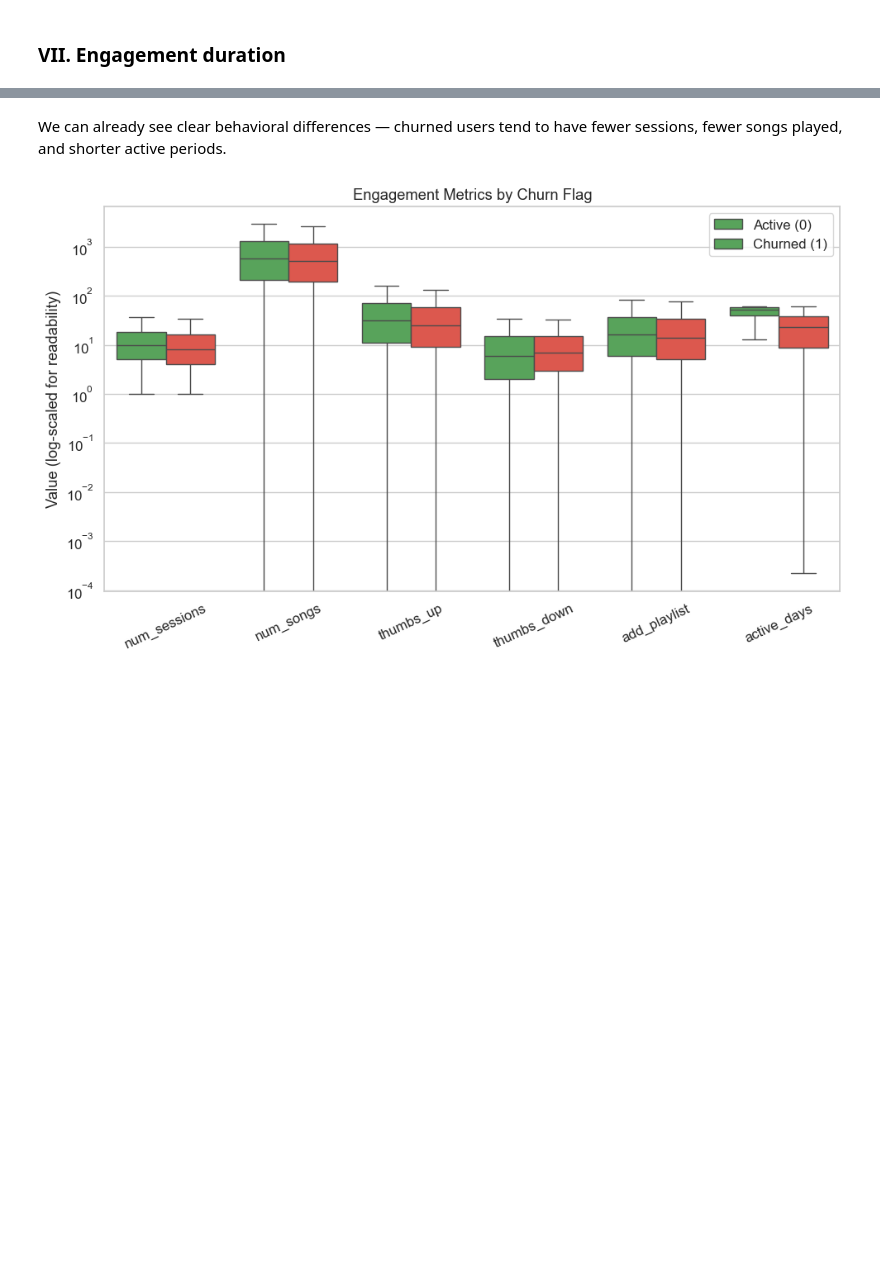
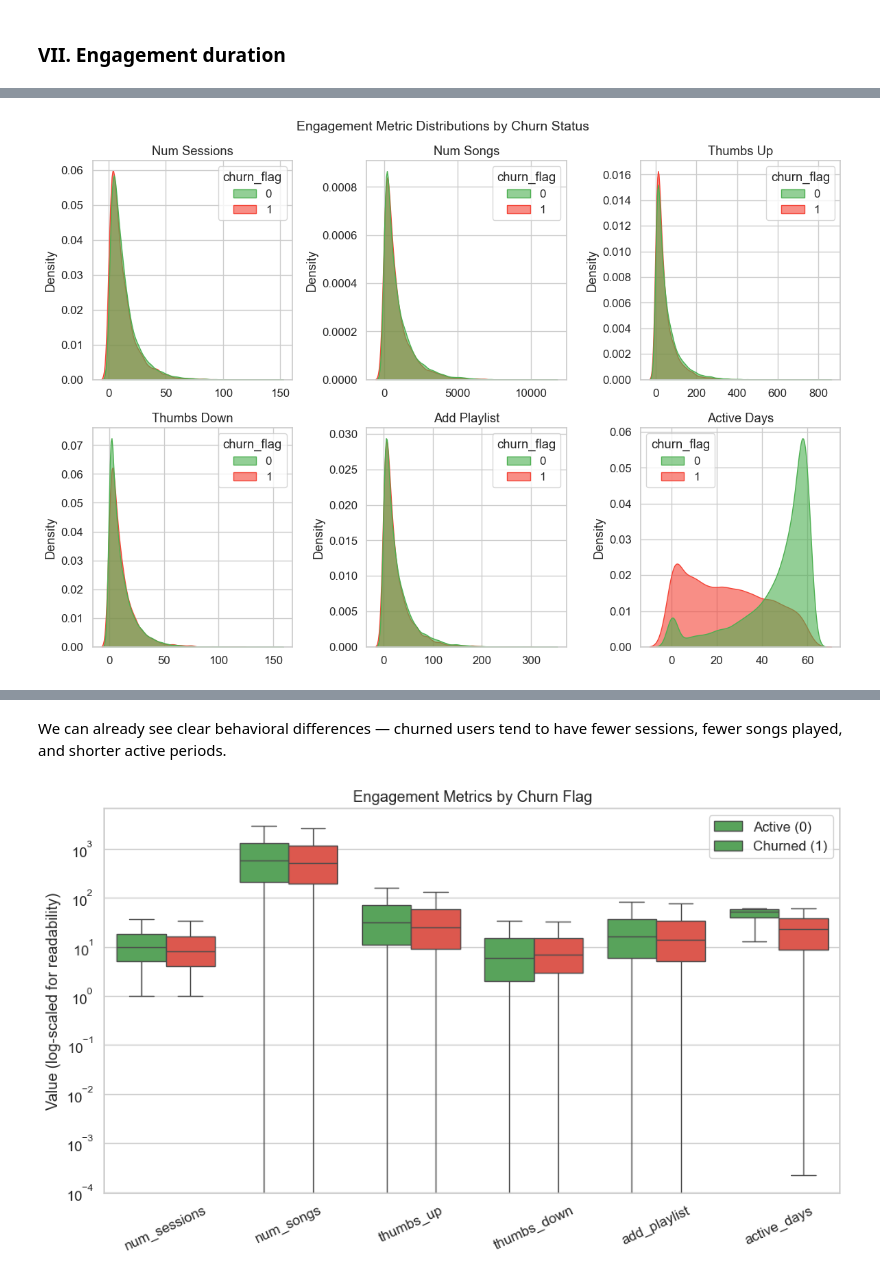
Before and after one commit to ZlataSparrow/Churn_Risk_Classification, a Jupyter notebook: notebook/02_EDA.ipynb, the cells around one changed output, grey strips where cells are left out. Saved outputs shown, nothing was run; the diff lists cells and outputs as text; code cells hidden in the pictures; blank space fills up the shorter version.

```diff
--- a/notebook/02_EDA.ipynb
+++ b/notebook/02_EDA.ipynb
@@ -825,0 +825,19 @@ summary_stats
+# %%
+data.createOrReplaceTempView("user_data")
+
+engagement_df = spark.sql("""
+    SELECT
+        userId,
+        churn_flag,
+        COUNT(DISTINCT sessionId) AS num_sessions,
+        SUM(CASE WHEN page = 'NextSong' THEN 1 ELSE 0 END) AS num_songs,
+        SUM(CASE WHEN page = 'Thumbs Up' THEN 1 ELSE 0 END) AS thumbs_up,
+        SUM(CASE WHEN page = 'Thumbs Down' THEN 1 ELSE 0 END) AS thumbs_down,
+        SUM(CASE WHEN page = 'Add to Playlist' THEN 1 ELSE 0 END) AS add_playlist,
+        (MAX(ts) - MIN(ts)) AS active_span_ms,
+        (MAX(ts) - MIN(ts)) / (1000 * 60 * 60 * 24) AS active_days
+    FROM user_data
+    GROUP BY userId, churn_flag
+""")
+engagement_pdf = engagement_df.toPandas()
+engagement_pdf.head()
@@ -825,0 +875,26 @@ summary_stats
+# %%
+engagement_pd = engagement_df.toPandas()
+
+features = ["num_sessions", "num_songs", "thumbs_up", "thumbs_down", "add_playlist", "active_days"]
+
+plt.figure(figsize=(12, 8))
+for i, col in enumerate(features, 1):
+    plt.subplot(2, 3, i)
+    sns.kdeplot(
+        data=engagement_pd,
+        x=col,
+        hue="churn_flag",
+        fill=True,
+        common_norm=False,
+        palette=["#4CAF50", "#F44336"],
+        alpha=0.6
+    )
+    plt.title(col.replace("_", " ").title())
+    plt.xlabel("")
+    plt.ylabel("Density")
+
+plt.tight_layout()
+plt.suptitle("Engagement Metric Distributions by Churn Status", fontsize=14, y=1.02)
+plt.show()
+# %% [output]
+[figure, added]
```
Also changed, not shown: parts of 34 cells of this notebook, 1 other file.
